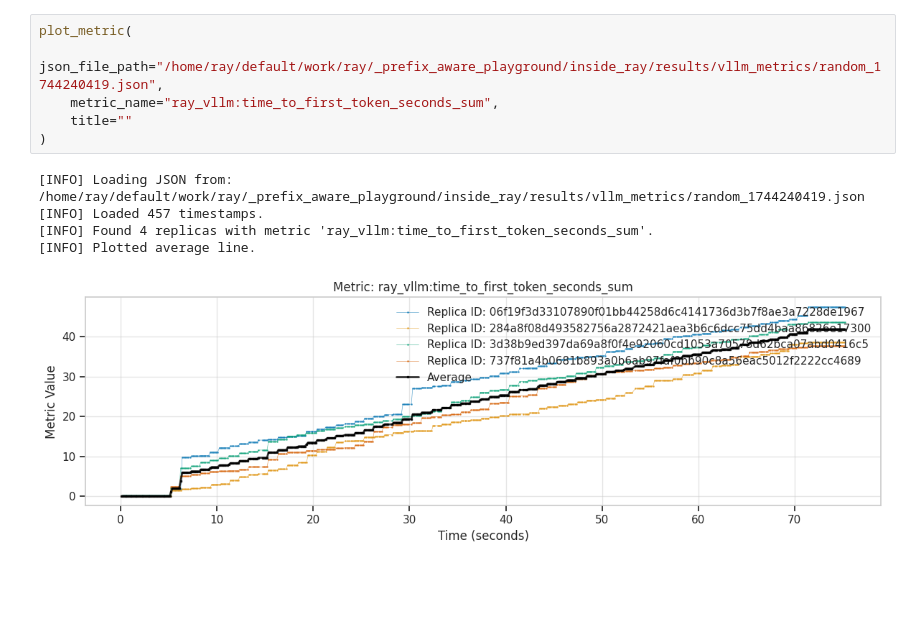
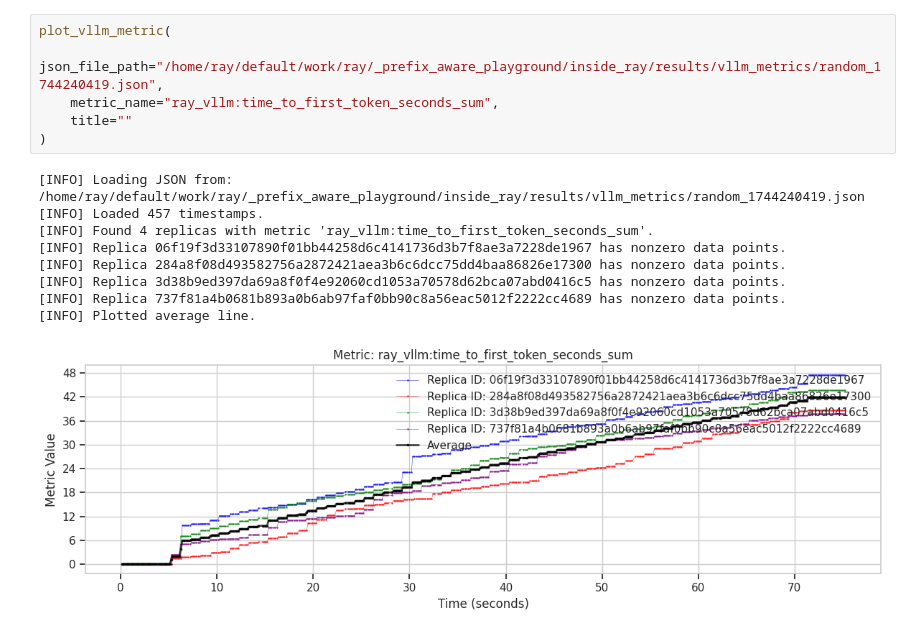
Before and after one commit to jujipotle/ray, a Jupyter notebook: _prefix_aware_playground/shared/visualize_results.ipynb, the cells around one changed output. Cells and saved outputs as stored; diff of their text form; blank space fills up the shorter version.

```diff
--- a/_prefix_aware_playground/shared/visualize_results.ipynb
+++ b/_prefix_aware_playground/shared/visualize_results.ipynb
@@ -7,13 +677,17 @@ import visualization_functions2
 # %%
-plot_metric(
+plot_vllm_metric(
     json_file_path="/home/ray/default/work/ray/_prefix_aware_playground/inside_ray/results/vllm_metrics/random_1744240419.json",
     metric_name="ray_vllm:time_to_first_token_seconds_sum",
     title=""
 )
 # %% [output]
 [INFO] Loading JSON from: /home/ray/default/work/ray/_prefix_aware_playground/inside_ray/results/vllm_metrics/random_1744240419.json
 [INFO] Loaded 457 timestamps.
 [INFO] Found 4 replicas with metric 'ray_vllm:time_to_first_token_seconds_sum'.
+[INFO] Replica 06f19f3d33107890f01bb44258d6c4141736d3b7f8ae3a7228de1967 has nonzero data points.
+[INFO] Replica 284a8f08d493582756a2872421aea3b6c6dcc75dd4baa86826e17300 has nonzero data points.
+[INFO] Replica 3d38b9ed397da69a8f0f4e92060cd1053a70578d62bca07abd0416c5 has nonzero data points.
+[INFO] Replica 737f81a4b0681b893a0b6ab97faf0bb90c8a56eac5012f2222cc4689 has nonzero data points.
 [INFO] Plotted average line.
-[figure, old version]
+[figure, new version]
 # %%
```
Also changed, not shown: parts of 15 cells of this notebook, 3 other files.
